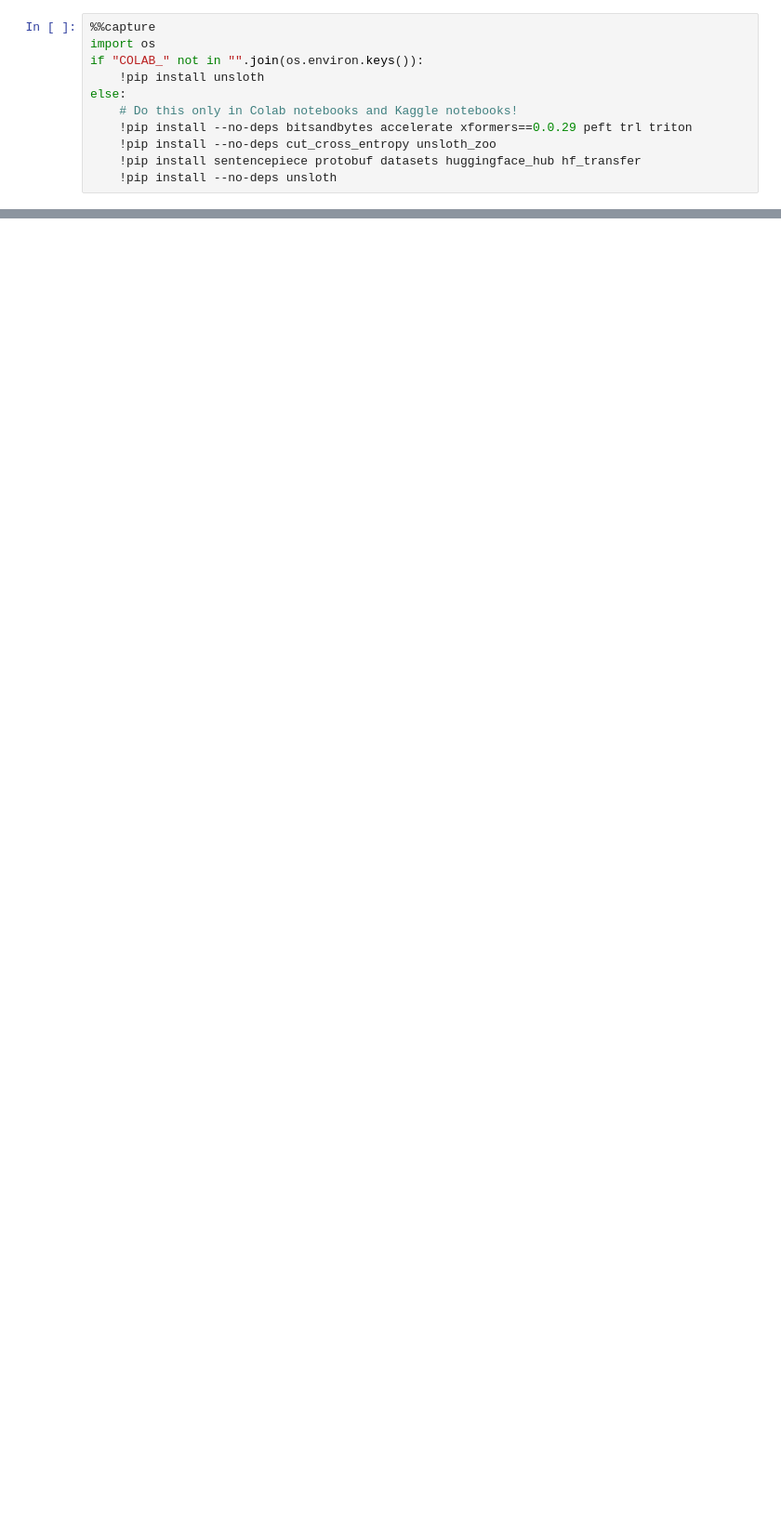
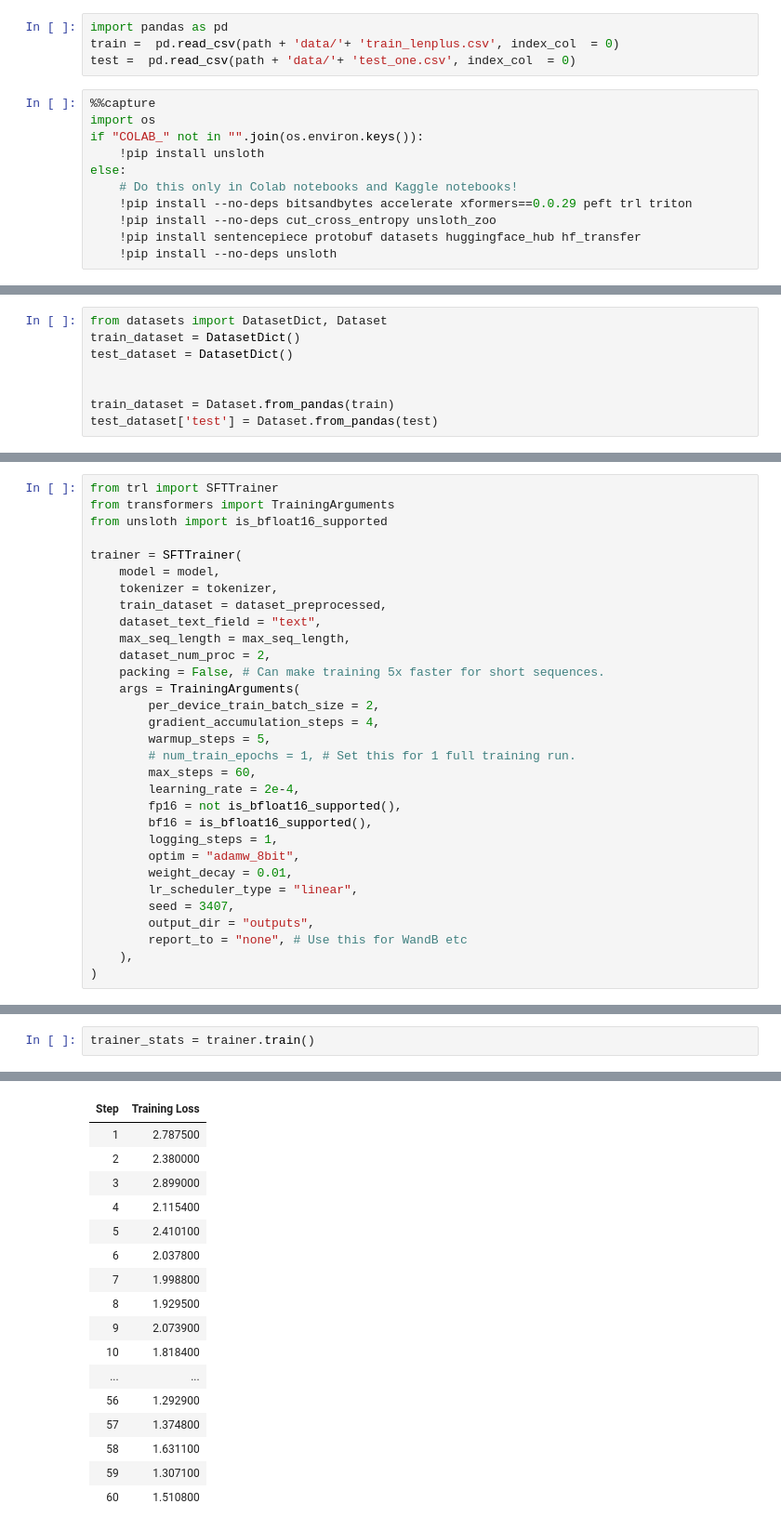
Before and after one commit to SangBeomPark-Bump/dacon_construction, a Jupyter notebook: note/08.한국어 모델로 파인튜닝.ipynb, the cells around one changed output, grey strips where cells are left out. Shown: that part at 93% size. Saved outputs shown, nothing was run; the diff lists cells and outputs as text; blank space fills up the shorter version.

```diff
--- a/note/08.한국어 모델로 파인튜닝.ipynb
+++ b/note/08.한국어 모델로 파인튜닝.ipynb
@@ -6,3 +17,7 @@ Mounted at /content/drive
+# %%
+import pandas as pd
+train =  pd.read_csv(path + 'data/'+ 'train_lenplus.csv', index_col  = 0)
+test =  pd.read_csv(path + 'data/'+ 'test_one.csv', index_col  = 0)
 # %%
 %%capture
 import os
@@ -38,0 +86,8 @@ NotImplementedError: Unsloth: No NVIDIA GPU found? Unsloth currently only suppor
+# %%
+from datasets import DatasetDict, Dataset
+train_dataset = DatasetDict()
+test_dataset = DatasetDict()
+
+
+train_dataset = Dataset.from_pandas(train)
+test_dataset['test'] = Dataset.from_pandas(test)
@@ -65,0 +202,31 @@ PreTrainedTokenizerFast(name_or_path='MLP-KTLim/llama-3-Korean-Bllossom-8B', voc
+# %%
+from trl import SFTTrainer
+from transformers import TrainingArguments
+from unsloth import is_bfloat16_supported
+
+trainer = SFTTrainer(
+    model = model,
+    tokenizer = tokenizer,
+    train_dataset = dataset_preprocessed,
+    dataset_text_field = "text",
+    max_seq_length = max_seq_length,
+    dataset_num_proc = 2,
+    packing = False, # Can make training 5x faster for short sequences.
+    args = TrainingArguments(
+        per_device_train_batch_size = 2,
+        gradient_accumulation_steps = 4,
+        warmup_steps = 5,
+        # num_train_epochs = 1, # Set this for 1 full training run.
+        max_steps = 60,
+        learning_rate = 2e-4,
+        fp16 = not is_bfloat16_supported(),
+        bf16 = is_bfloat16_supported(),
+        logging_steps = 1,
+        optim = "adamw_8bit",
+        weight_decay = 0.01,
+        lr_scheduler_type = "linear",
+        seed = 3407,
+        output_dir = "outputs",
+        report_to = "none", # Use this for WandB etc
+    ),
+)
@@ -65,0 +242,3 @@ PreTrainedTokenizerFast(name_or_path='MLP-KTLim/llama-3-Korean-Bllossom-8B', voc
+# %%
+trainer_stats = trainer.train()
+# %% [output]
@@ -65,0 +251,17 @@ PreTrainedTokenizerFast(name_or_path='MLP-KTLim/llama-3-Korean-Bllossom-8B', voc
+| Step | Training Loss |
+| 1 | 2.787500 |
+| 2 | 2.380000 |
+| 3 | 2.899000 |
+| 4 | 2.115400 |
+| 5 | 2.410100 |
+| 6 | 2.037800 |
+| 7 | 1.998800 |
+| 8 | 1.929500 |
+| 9 | 2.073900 |
+| 10 | 1.818400 |
+| ... | ... |
+| 56 | 1.292900 |
+| 57 | 1.374800 |
+| 58 | 1.631100 |
+| 59 | 1.307100 |
+| 60 | 1.510800 |
```
Also changed, not shown: parts of 21 cells of this notebook.
